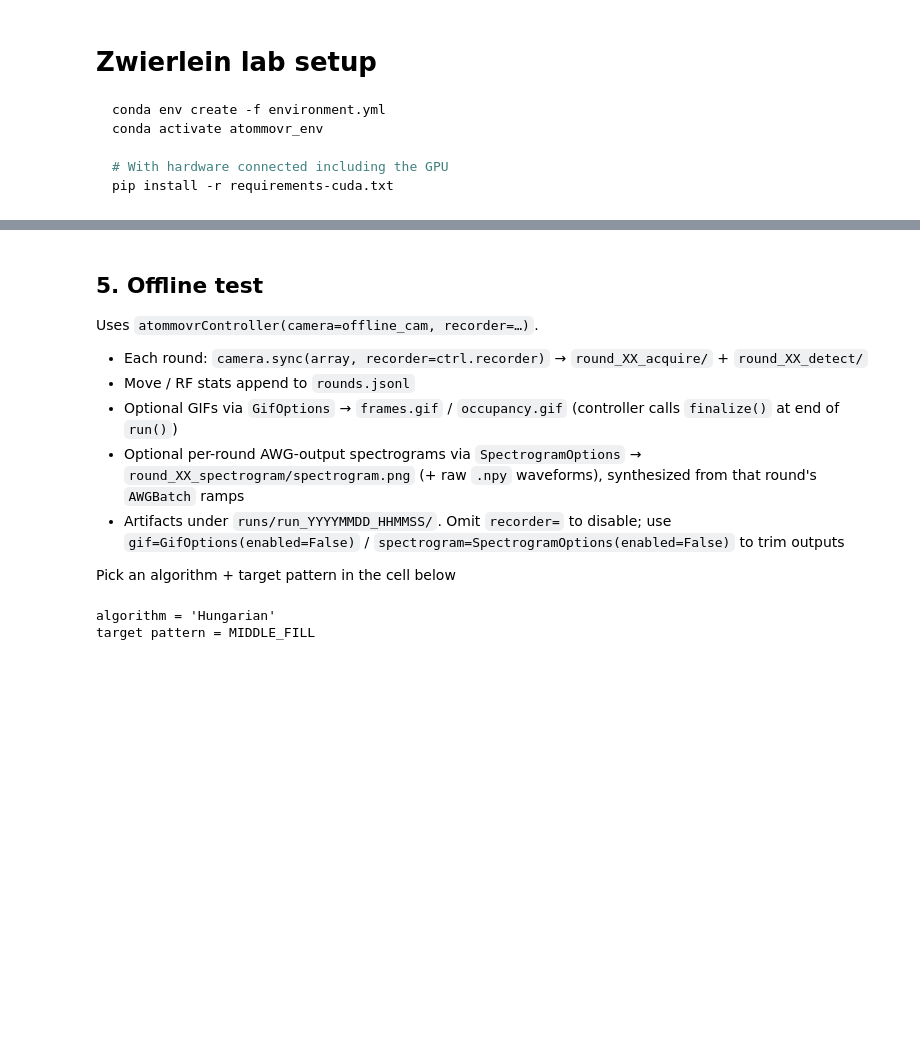
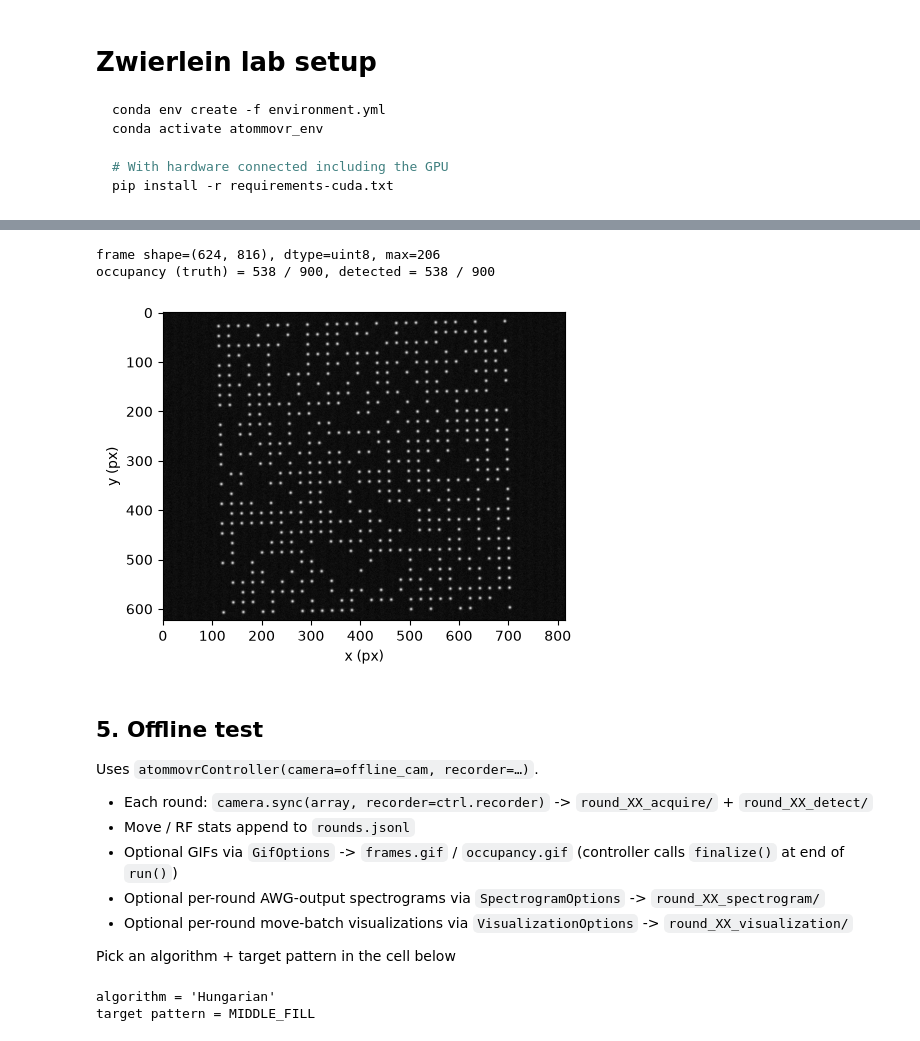
Before and after one commit to davidKMJ/atommovr-zwierlein, a Jupyter notebook: zwierlein_lab_tutorial.ipynb, the cells around one changed output, grey strips where cells are left out. Cells and saved outputs as stored; diff of their text form; code cells hidden in the pictures; blank space fills up the shorter version.

```diff
--- a/zwierlein_lab_tutorial.ipynb
+++ b/zwierlein_lab_tutorial.ipynb
@@ -216,13 +163,54 @@ theoretical spacing_x = 18.07 µm, spacing_y = 18.07 µm
+# %%
+# Gaussian image configuration
+lab_camera = GaussianCameraConfig(
+    image_shape=(624, 816),  # (H, W)
+    sigma_px=2,
+    peak_counts=180.0,
+    background=12.0,  # residual scatter to minimize optically
+    noise_level=5,
+    stripe_intensity=1,
+    min_spacing_px=15,
+    spacing_x=20,  # px
+    spacing_y=20,  # px
+    angle=1,  # camera angle
+    dtype=np.uint8,  # 8-bit mono
+)
+
+# Fake atom array generation and simulation
+offline_preview = OfflineArrayCamera(
+    (ROWS, COLS),
+    image_generator=lab_camera,
+    physical_params=PhysicalParams(loading_prob=0.6, spacing=1.00e-6),
+    seed=42,
+)
+
+frame = offline_preview.acquire()
+occ_det = offline_preview.detect_occupancy(frame)
+print(f"frame shape={frame.shape}, dtype={frame.dtype}, max={frame.max()}")
+print(
+    f"occupancy (truth) = {offline_preview.occupancy.sum()} / {ROWS * COLS}, "
+    f"detected = {int(occ_det.sum())} / {ROWS * COLS}"
+)
+
+fig, ax = plt.subplots(figsize=(6, 4))
+ax.imshow(frame, cmap="gray", origin="upper")
+ax.set_xlabel("x (px)")
+ax.set_ylabel("y (px)")
+plt.show()
+# %% [output]
+frame shape=(624, 816), dtype=uint8, max=206
+occupancy (truth) = 538 / 900, detected = 538 / 900
+[figure, new version]
 # %% [markdown]
 ## 5. Offline test
 
 Uses `atommovrController(camera=offline_cam, recorder=…)`.
 
-- Each round: `camera.sync(array, recorder=ctrl.recorder)` → `round_XX_acquire/` + `round_XX_detect/`
+- Each round: `camera.sync(array, recorder=ctrl.recorder)` -> `round_XX_acquire/` + `round_XX_detect/`
 - Move / RF stats append to `rounds.jsonl`
-- Optional GIFs via `GifOptions` → `frames.gif` / `occupancy.gif` (controller calls `finalize()` at end of `run()`)
-- Optional per-round AWG-output spectrograms via `SpectrogramOptions` → `round_XX_spectrogram/spectrogram.png` (+ raw `.npy` waveforms), synthesized from that round's `AWGBatch` ramps
-- Artifacts under `runs/run_YYYYMMDD_HHMMSS/`. Omit `recorder=` to disable; use `gif=GifOptions(enabled=False)` / `spectrogram=SpectrogramOptions(enabled=False)` to trim outputs
+- Optional GIFs via `GifOptions` -> `frames.gif` / `occupancy.gif` (controller calls `finalize()` at end of `run()`)
+- Optional per-round AWG-output spectrograms via `SpectrogramOptions` -> `round_XX_spectrogram/`
+- Optional per-round move-batch visualizations via `VisualizationOptions` -> `round_XX_visualization/`
 
 Pick an algorithm + target pattern in the cell below
 # %%
```
Also changed, not shown: parts of 16 cells of this notebook, 12 other files.
